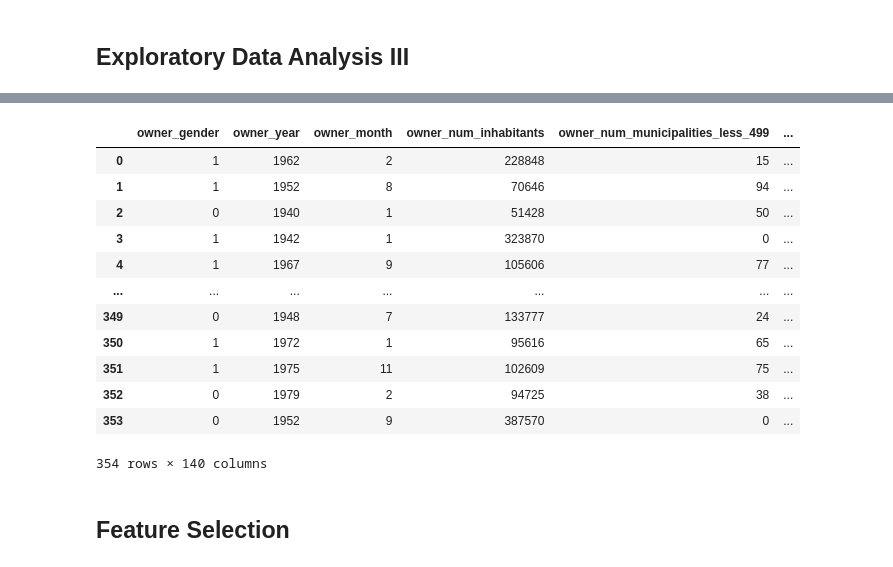
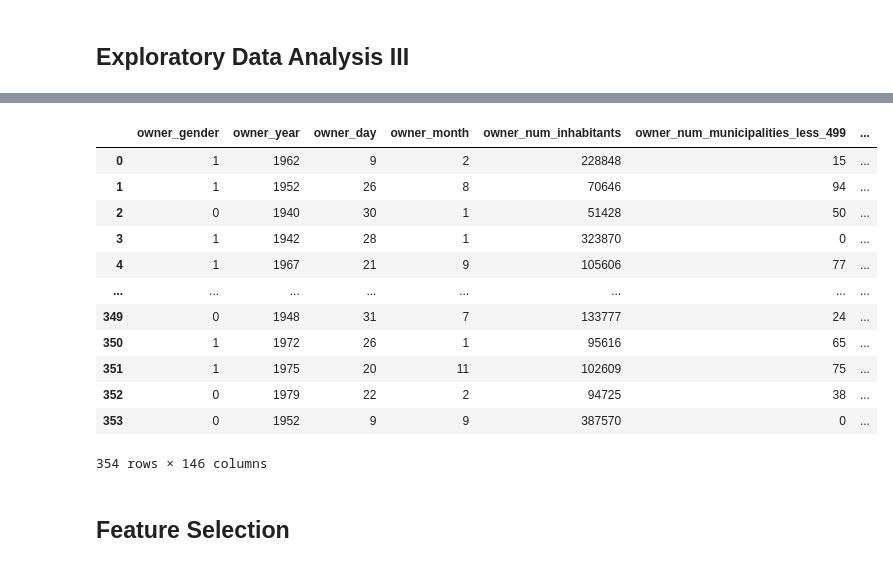
Before and after one commit to diogoabnunes/AC-Project, a Jupyter notebook: docs/notebook.ipynb, the cells around one changed output, grey strips where cells are left out. Drawn from its saved outputs; the diff is of its cells as text; code cells hidden in the pictures.

```diff
--- a/docs/notebook.ipynb
+++ b/docs/notebook.ipynb
@@ -186,8 +186,9 @@ def preProcessClient(client_df):
     #df['birth_number'] = df['year']*10000 + df['month']*100 + df['day']
     #df['birth'] = pd.to_datetime(df['birth_number'], format='%Y%m%d')
 
+
     # Removing unnecessary columns
-    df = df.drop(['birth_number', 'day', 'mix'], axis=1)
+    df = df.drop(['birth_number', 'mix'], axis=1)
 
     return df
 
@@ -271,7 +272,7 @@ def preProcessLoan(loan_df):
     df['month'] = (df['date'] % 10000) // 100 # get middle digits
 
     # Removing unnecessary columns
-    df = df.drop(['date', 'day'], axis=1)
+    df = df.drop(['date'], axis=1)
 
     return df
 
@@ -287,7 +288,7 @@ def preProcessTransaction(transaction_df):
     df['type'].replace({'credit': 1, 'withdrawal': -1, 'withdrawal in cash': -1}, inplace=True)
 
     # Removing unnecessary columns
-    df = df.drop(['date', 'day', 'bank', 'account', 'operation', 'k_symbol'], axis=1)
+    df = df.drop(['date', 'bank', 'account', 'operation', 'k_symbol'], axis=1)
 
     return df
 # %%
@@ -351,7 +352,7 @@ def processRightSide(client, disp, card, district):
     rightSide = rightSide.drop(['client_id', 'client_id_disp', 'district_id', 'district_id_disp', 'disponent_card_type', 'disponent_issued_card_month', 'disponent_issued_card_year'], axis=1)
     rightSide = rightSide.drop(['owner_issued_card_month', 'owner_issued_card_year'], axis=1)
 
-    rightSide = rightSide.rename(columns={'gender': 'owner_gender', 'year': 'owner_year', 'month': 'owner_month', 'no. of inhabitants': 'owner_num_inhabitants',
+    rightSide = rightSide.rename(columns={'gender': 'owner_gender', 'year': 'owner_year', 'day': 'owner_day', 'month': 'owner_month', 'no. of inhabitants': 'owner_num_inhabitants',
         'no. of municipalities with inhabitants < 499 ': 'owner_num_municipalities_less_499',
         'no. of municipalities with inhabitants 500-1999': 'owner_num_municipalities_between_500_1999',
         'no. of municipalities with inhabitants 2000-9999 ': 'owner_num_municipalities_between_2000_9999',
@@ -359,7 +360,7 @@ def processRightSide(client, disp, card, district):
         'no. of cities ': 'owner_num_cities', 'ratio of urban inhabitants ': 'owner_inhabitants_ratio',
         'average salary ': 'owner_average_salary', 'entrepeneurs ratio': 'owner_entrepeneurs_ratio',
         'crimes_increase': 'owner_crimes_increase', 'unemploymant_increase': 'owner_unemploymant_increase'})
-    rightSide = rightSide.rename(columns={'gender_disp': 'disponent_gender', 'year_disp': 'disponent_year', 'month_disp': 'disponent_month', 'no. of inhabitants_disp': 'disponent_num_inhabitants',
+    rightSide = rightSide.rename(columns={'gender_disp': 'disponent_gender', 'year_disp': 'disponent_year', 'day_disp': 'disponent_day', 'month_disp': 'disponent_month', 'no. of inhabitants_disp': 'disponent_num_inhabitants',
         'no. of municipalities with inhabitants < 499 _disp': 'disponent_num_municipalities_less_499',
         'no. of municipalities with inhabitants 500-1999_disp': 'disponent_num_municipalities_between_500_1999',
         'no. of municipalities with inhabitants 2000-9999 _disp': 'disponent_num_municipalities_between_2000_9999',
@@ -447,18 +448,22 @@ def processTransaction(pPTransaction_df):
 
+    # Get balance from last transaction
+    last_balance = df.sort_values(['account_id', 'year', 'month', 'day'], ascending=False).groupby('account_id').first()['balance'].to_frame('last_balance')
+
     # Get new dataframe with number of transactions for each account
     counts = gb.size().to_frame(name='no. of transactions')
 
     # Join all the data for each account
-    counts = counts.join(balance_all).join(no_of_type_transactions).join(amount_balance_type).join(no_of_year_transactions).join(balance_all_year).join(no_of_year_type_transactions).join(amount_balance_year_type).reset_index().fillna(0)
+    counts = counts.join(balance_all).join(last_balance).join(no_of_type_transactions).join(amount_balance_type).join(no_of_year_transactions).join(balance_all_year).join(no_of_year_type_transactions).join(amount_balance_year_type).reset_index().fillna(0)
 
     return counts
+
 
 processedTransaction_df = processTransaction(preProcessedTransaction_df)
 
 def joinAccountTransaction(pPAccount_df, pTransaction_df):
     df = pPAccount_df.rename(columns={'year': 'account_year', 'month': 'account_month'})
 
-    df = df.set_index('account_id').join(pTransaction_df.set_index('account_id')).reset_index()
+    df = df.set_index('account_id').join(pTransaction_df.set_index('account_id'))
 
     return df
 
@@ -509,12 +514,18 @@ def finalMerge(merge12, loans):
     final_df = final_df.rename(columns={'amount': 'loan_amount',
         'duration': 'loan_duration', 'payments': 'loan_payments',
         'year': 'loan_year', 'month': 'loan_month',
-        'status': 'loan_status'})
+        'status': 'loan_status', 'day': 'loan_day'})
     final_df = final_df.drop(['owner_id', 'disponent_id', 'account_id'], axis=1)
 
     return final_df
 
 final_df = finalMerge(merge12_df, preProcessedLoan_df)
-# final_df = final_df.drop(['loan_id'], axis=1)
+
+# Create "months until account reaches 0 if there are no more credits" feature
+final_df['months_until_0'] = final_df['last_balance'] / final_df['loan_payments']
+
+# Create "age in days" feature
+final_df['age'] = (final_df['loan_year'] * 365 + final_df['loan_month'] * 30 + final_df['loan_day']) - (final_df['owner_year'] * 365 + final_df['owner_month'] * 30 + final_df['owner_day'])
+
 display(final_df)
 # %% [output]
@@ -550,24 +561,31 @@ preProcessedTransactionTest_df = preProcessTransaction(transaction_test_df)
 # %%
 test1 = processRightSide(preProcessedClient_df, preProcessedDisp_df, preProcessedCardTest_df, preProcessedDistrict_df)
 test2 = processTransaction(preProcessedTransactionTest_df)
 test2 = joinAccountTransaction(preProcessedAccount_df, test2)
 test3 = merge12(test2, test1)
 test_final_df = finalMerge(test3, preProcessedLoanTest_df)
+
+# Create "months until account reaches 0 if there are no more credits" feature
+test_final_df['months_until_0'] = test_final_df['last_balance'] / test_final_df['loan_payments']
+
+# Create "age in days" feature
+test_final_df['age'] = (test_final_df['loan_year'] * 365 + test_final_df['loan_month'] * 30 + test_final_df['loan_day']) - (test_final_df['owner_year'] * 365 + test_final_df['owner_month'] * 30 + test_final_df['owner_day'])
+
 display(test_final_df)
 # %% [output]
-|  | owner_gender | owner_year | owner_month | owner_num_inhabitants | owner_num_municipalities_less_499 | ... |
-| 0 | 1 | 1962 | 2 | 228848 | 15 | ... |
-| 1 | 1 | 1952 | 8 | 70646 | 94 | ... |
-| 2 | 0 | 1940 | 1 | 51428 | 50 | ... |
-| 3 | 1 | 1942 | 1 | 323870 | 0 | ... |
-| 4 | 1 | 1967 | 9 | 105606 | 77 | ... |
-| ... | ... | ... | ... | ... | ... | ... |
-| 349 | 0 | 1948 | 7 | 133777 | 24 | ... |
-| 350 | 1 | 1972 | 1 | 95616 | 65 | ... |
-| 351 | 1 | 1975 | 11 | 102609 | 75 | ... |
-| 352 | 0 | 1979 | 2 | 94725 | 38 | ... |
-| 353 | 0 | 1952 | 9 | 387570 | 0 | ... |
+|  | owner_gender | owner_year | owner_day | owner_month | owner_num_inhabitants | owner_num_municipalities_less_499 | ... |
+| 0 | 1 | 1962 | 9 | 2 | 228848 | 15 | ... |
+| 1 | 1 | 1952 | 26 | 8 | 70646 | 94 | ... |
+| 2 | 0 | 1940 | 30 | 1 | 51428 | 50 | ... |
+| 3 | 1 | 1942 | 28 | 1 | 323870 | 0 | ... |
+| 4 | 1 | 1967 | 21 | 9 | 105606 | 77 | ... |
+| ... | ... | ... | ... | ... | ... | ... | ... |
+| 349 | 0 | 1948 | 31 | 7 | 133777 | 24 | ... |
+| 350 | 1 | 1972 | 26 | 1 | 95616 | 65 | ... |
+| 351 | 1 | 1975 | 20 | 11 | 102609 | 75 | ... |
+| 352 | 0 | 1979 | 22 | 2 | 94725 | 38 | ... |
+| 353 | 0 | 1952 | 9 | 9 | 387570 | 0 | ... |
-354 rows × 140 columns
+354 rows × 146 columns
 # %% [markdown]
 ## Feature Selection
 # %%
```
Also changed, not shown: parts of 9 cells of this notebook, 2 other files.
